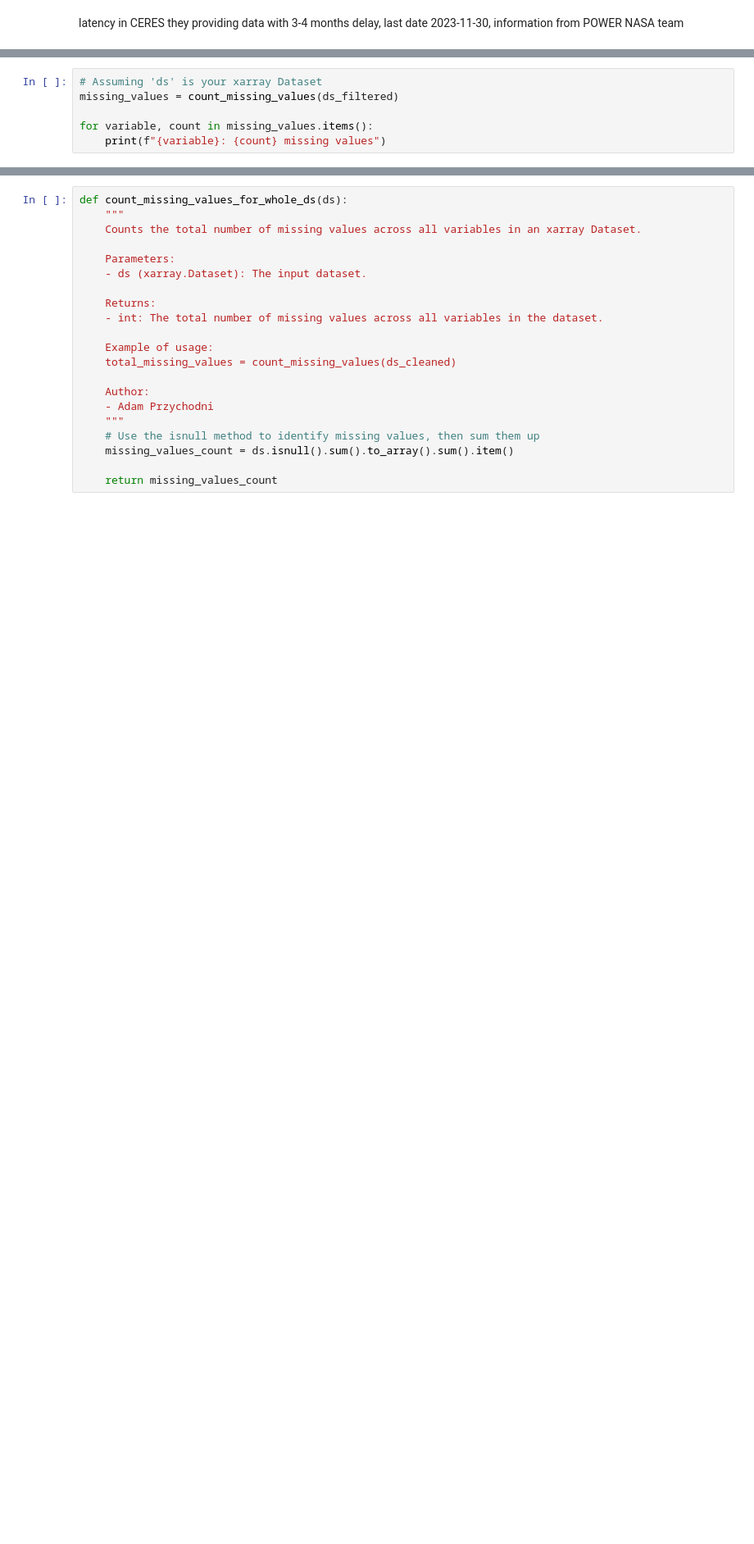
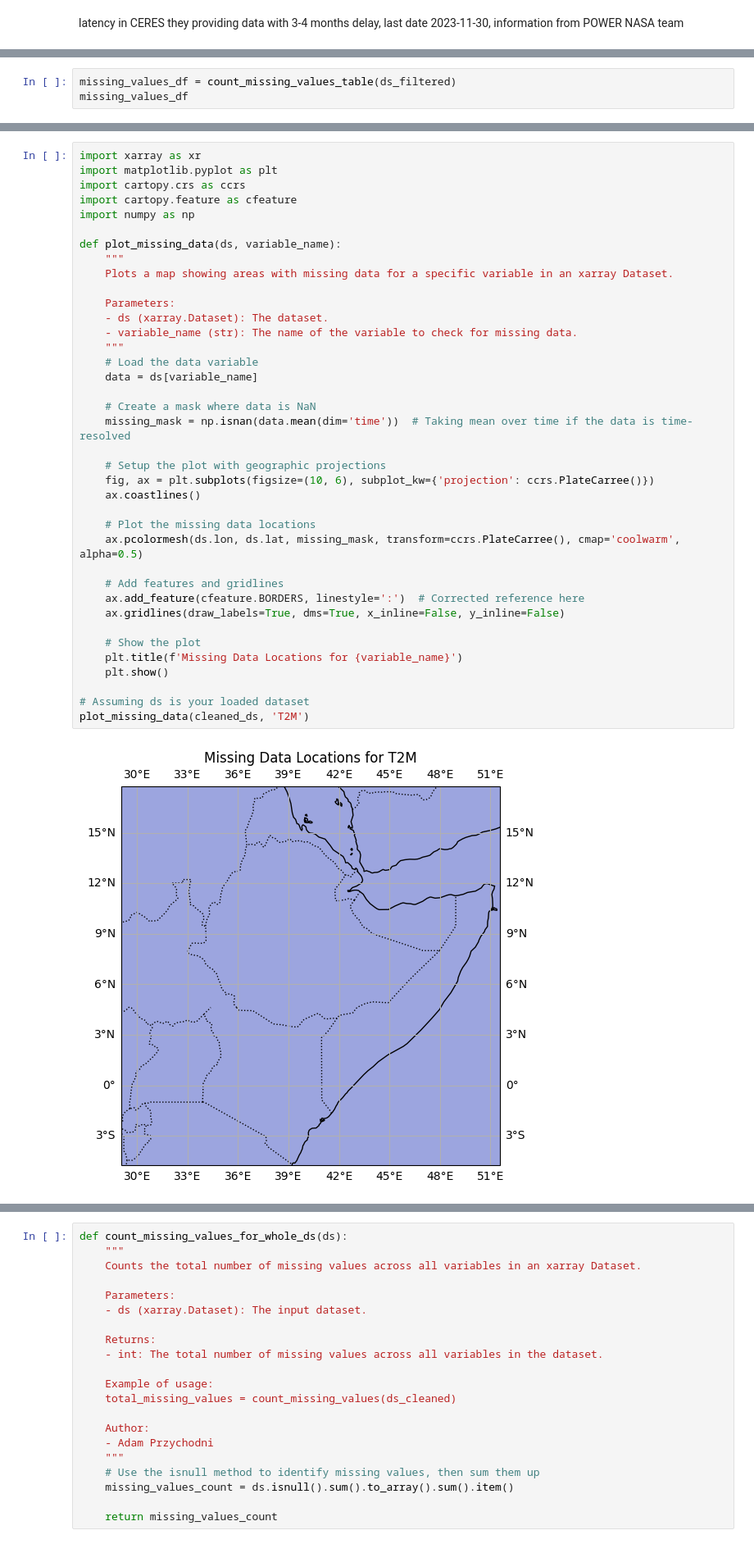
Before and after one commit to AdamPrzychodniPrivate/soil-water-forecasting, a Jupyter notebook: ml-modeling-pipeline/notebooks/2. data_preprocessing.ipynb, the cells around one changed output, grey strips where cells are left out. Shown at 82% size. Saved outputs shown, nothing was run; the diff lists cells and outputs as text; blank space fills up the shorter version.

```diff
--- a/ml-modeling-pipeline/notebooks/2. data_preprocessing.ipynb
+++ b/ml-modeling-pipeline/notebooks/2. data_preprocessing.ipynb
@@ -153,7 +135,4 @@ Data variables: (12/111)
 # %%
-# Assuming 'ds' is your xarray Dataset
-missing_values = count_missing_values(ds_filtered)
-
-for variable, count in missing_values.items():
-    print(f"{variable}: {count} missing values")
+missing_values_df = count_missing_values_table(ds_filtered)
+missing_values_df
 # %% [output]
@@ -176,0 +251,40 @@ ZENITH_LUMINANCE: 0 missing values
+# %%
+import xarray as xr
+import matplotlib.pyplot as plt
+import cartopy.crs as ccrs
+import cartopy.feature as cfeature
+import numpy as np
+
+def plot_missing_data(ds, variable_name):
+    """
+    Plots a map showing areas with missing data for a specific variable in an xarray Dataset.
+
+    Parameters:
+    - ds (xarray.Dataset): The dataset.
+    - variable_name (str): The name of the variable to check for missing data.
+    """
+    # Load the data variable
+    data = ds[variable_name]
+
+    # Create a mask where data is NaN
+    missing_mask = np.isnan(data.mean(dim='time'))  # Taking mean over time if the data is time-resolved
+
+    # Setup the plot with geographic projections
+    fig, ax = plt.subplots(figsize=(10, 6), subplot_kw={'projection': ccrs.PlateCarree()})
+    ax.coastlines()
+
+    # Plot the missing data locations
+    ax.pcolormesh(ds.lon, ds.lat, missing_mask, transform=ccrs.PlateCarree(), cmap='coolwarm', alpha=0.5)
+
+    # Add features and gridlines
+    ax.add_feature(cfeature.BORDERS, linestyle=':')  # Corrected reference here
+    ax.gridlines(draw_labels=True, dms=True, x_inline=False, y_inline=False)
+
+    # Show the plot
+    plt.title(f'Missing Data Locations for {variable_name}')
+    plt.show()
+
+# Assuming ds is your loaded dataset
+plot_missing_data(cleaned_ds, 'T2M')
+# %% [output]
+[figure, added]
```
Also changed, not shown: parts of 32 cells of this notebook.
